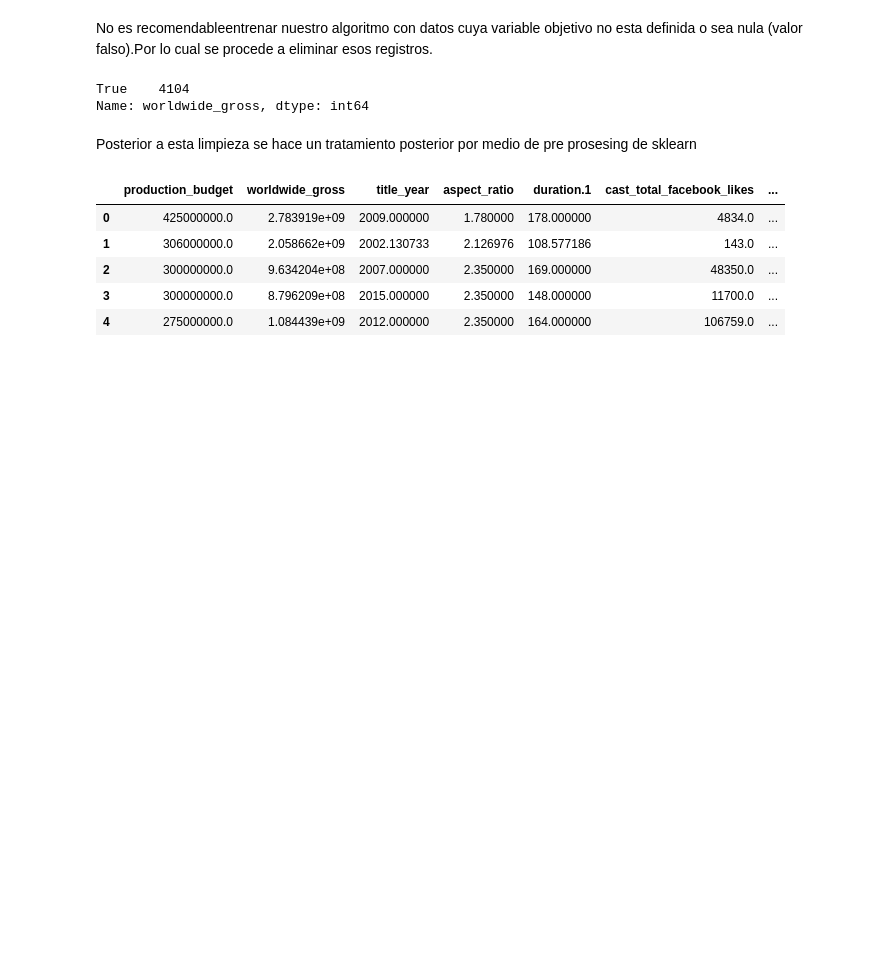
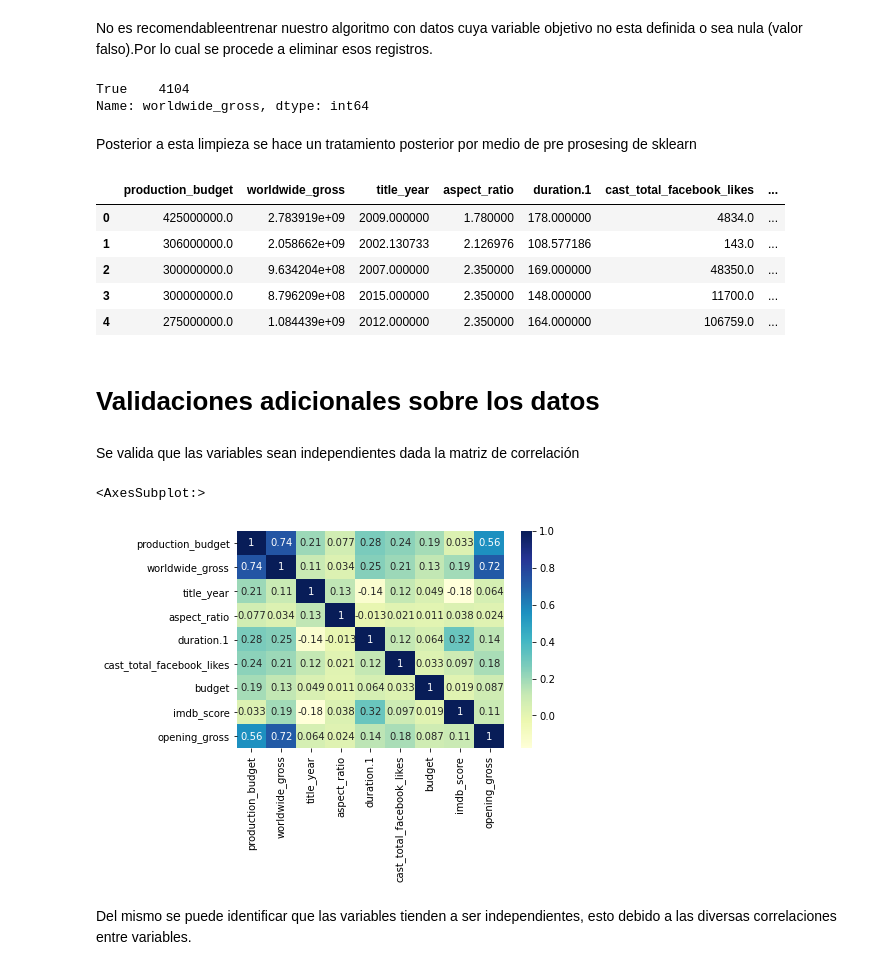
Before and after one commit to Wolferion94/projects_data_science_and_ML, a Jupyter notebook: Predicción_de_ingresos_peliculas/etl_process.ipynb, the cells around one changed output. Cells and saved outputs as stored; diff of their text form; code cells hidden in the pictures; blank space fills up the shorter version.

```diff
--- a/Predicción_de_ingresos_peliculas/etl_process.ipynb
+++ b/Predicción_de_ingresos_peliculas/etl_process.ipynb
@@ -247,0 +248,11 @@ X.to_csv(r'C:\Scripts\Proyectos\Predicción_de_ingresos_peliculas\Data\X_opening
+# %% [markdown]
+# Validaciones adicionales sobre los datos
+# %% [markdown]
+Se valida que las variables sean independientes dada la matriz de correlación
+# %%
+sns.heatmap(X.corr(),cmap="YlGnBu",annot=True)
+# %% [output]
+<AxesSubplot:>
+[figure, added]
+# %% [markdown]
+Del mismo se puede identificar que las variables tienden a ser independientes, esto debido a las diversas correlaciones entre variables.
```
Also changed, not shown: parts of 2 cells of this notebook, 2 other files.
